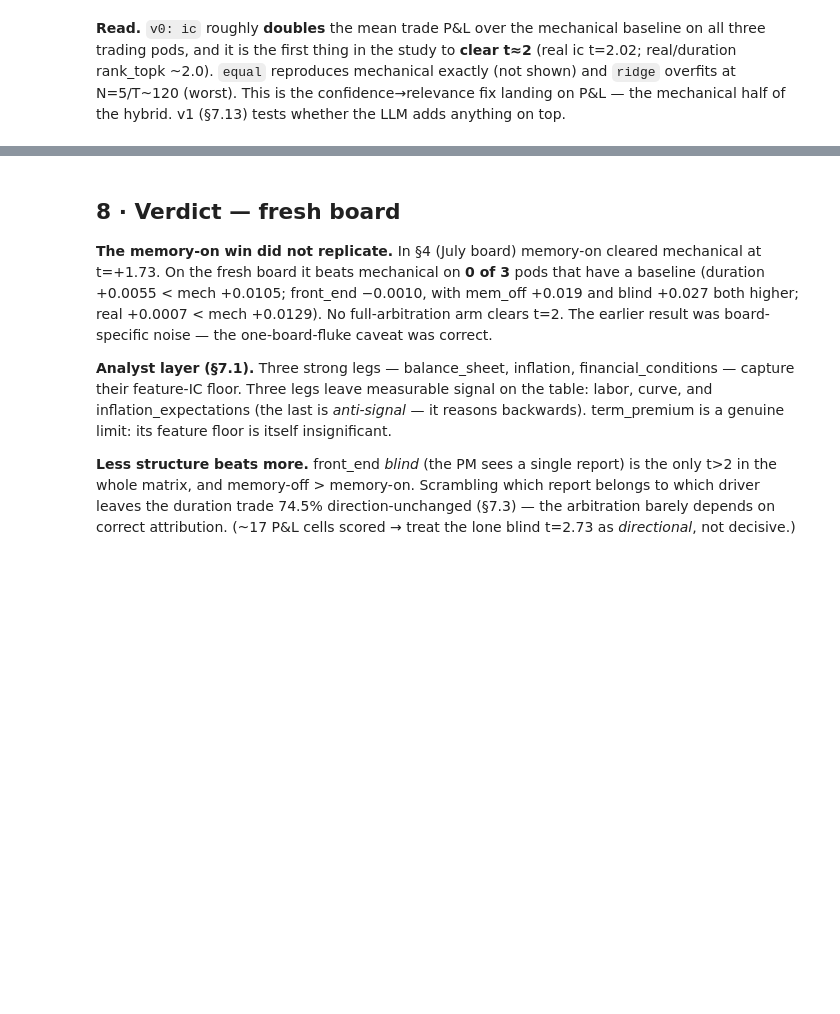
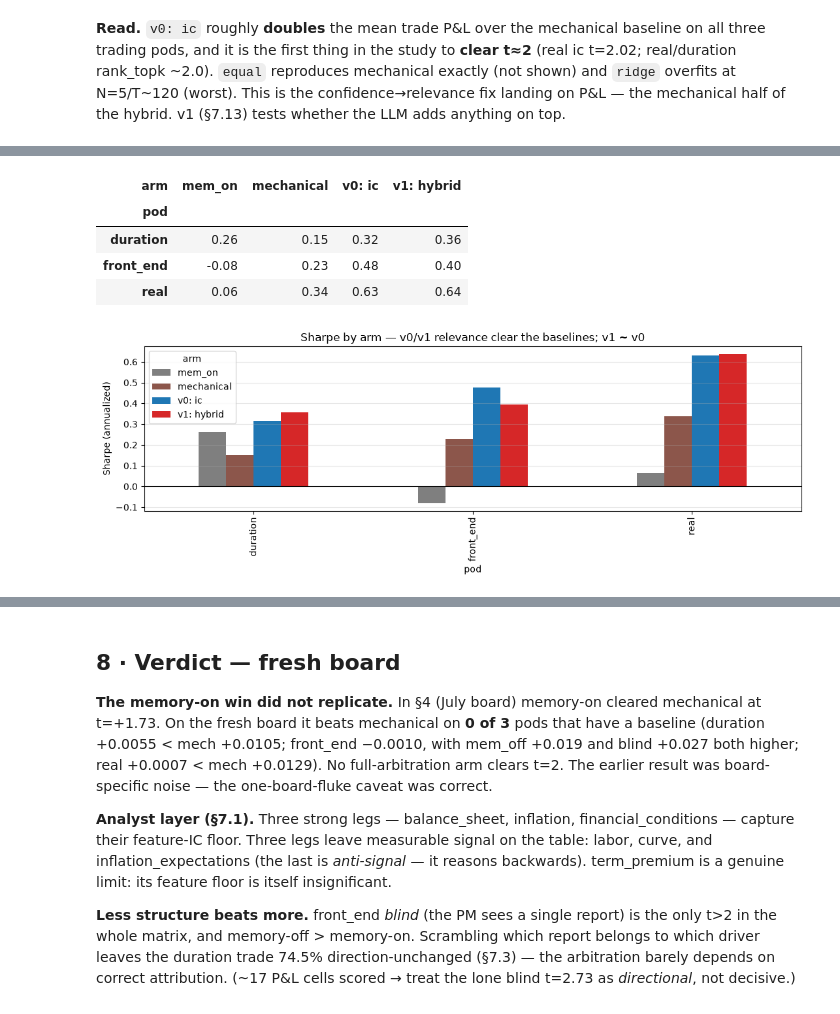
Before and after one commit to charishma005/Blackrock_UCB_MFE_Industry_Project, a Jupyter notebook: notebooks/pm_trade_evaluation.ipynb, the cells around one changed output, grey strips where cells are left out. Cells and saved outputs as stored; diff of their text form; code cells hidden in the pictures; blank space fills up the shorter version.

```diff
--- a/notebooks/pm_trade_evaluation.ipynb
+++ b/notebooks/pm_trade_evaluation.ipynb
@@ -935,0 +989,22 @@ v0.assign(t=v0['t'].round(2), mean_pnl=v0['mean_pnl'].round(4)).set_index(['pod'
+# %%
+# §7.13b · Sharpe (annualized) by arm and pod.
+rows = []
+for pod in TRADING:
+    p = build_pm(pod, None); inst = list(p.trade_config['universe']); macro = load_bundle(inst)
+    for name, a, _ in arms13:
+        tr = load_trades(f'../reports/pm/{pod}_{a}.jsonl', p.trade_config)
+        sc = score_trades(yield_pnl(tr, macro, inst, freq=p.clock_freq), tr['conviction'])
+        rows.append({'pod': pod, 'arm': name, 'sharpe': sc['sharpe_ann'], 't': round(sc['t_stat'], 2)})
+shp = pd.DataFrame(rows)
+piv = shp.pivot(index='pod', columns='arm', values='sharpe')[[n for n, _, _ in arms13]].reindex(TRADING)
+ax = piv.plot.bar(figsize=(11, 4), color=[c for _, _, c in arms13]); ax.axhline(0, color='k', lw=.8)
+ax.set_ylabel('Sharpe (annualized)'); ax.grid(axis='y', alpha=.3)
+ax.set_title('Sharpe by arm — v0/v1 relevance clear the baselines; v1 ~ v0'); plt.tight_layout()
+shp.pivot(index='pod', columns='arm', values='sharpe')[[n for n, _, _ in arms13]].round(2).reindex(TRADING)
+# %% [output]
+| arm | mem_on | mechanical | v0: ic | v1: hybrid |
+| pod |  |  |  |  |
+| duration | 0.26 | 0.15 | 0.32 | 0.36 |
+| front_end | -0.08 | 0.23 | 0.48 | 0.40 |
+| real | 0.06 | 0.34 | 0.63 | 0.64 |
+[figure, added]
```
Also changed, not shown: parts of 5 cells of this notebook, 7 other files.
